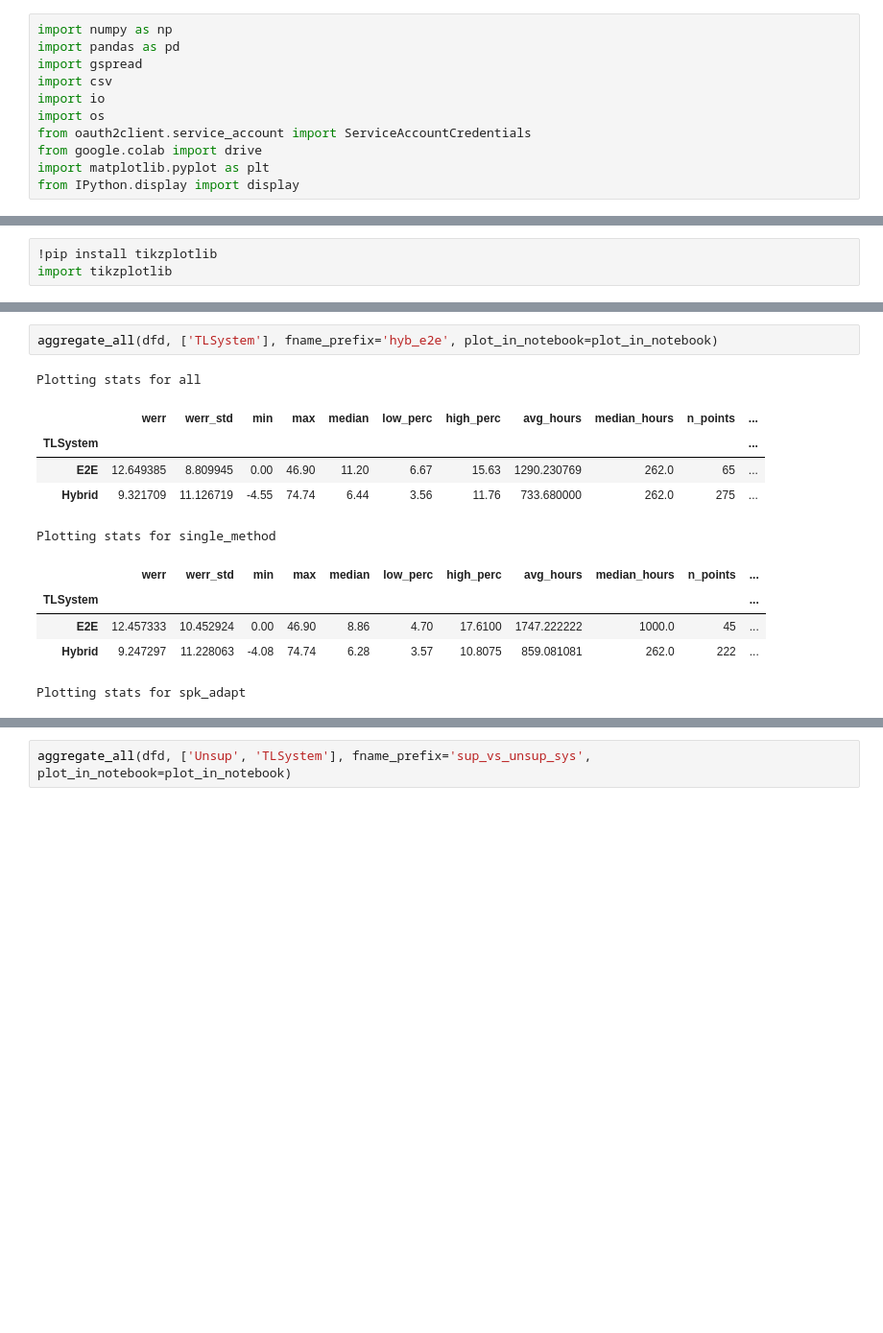
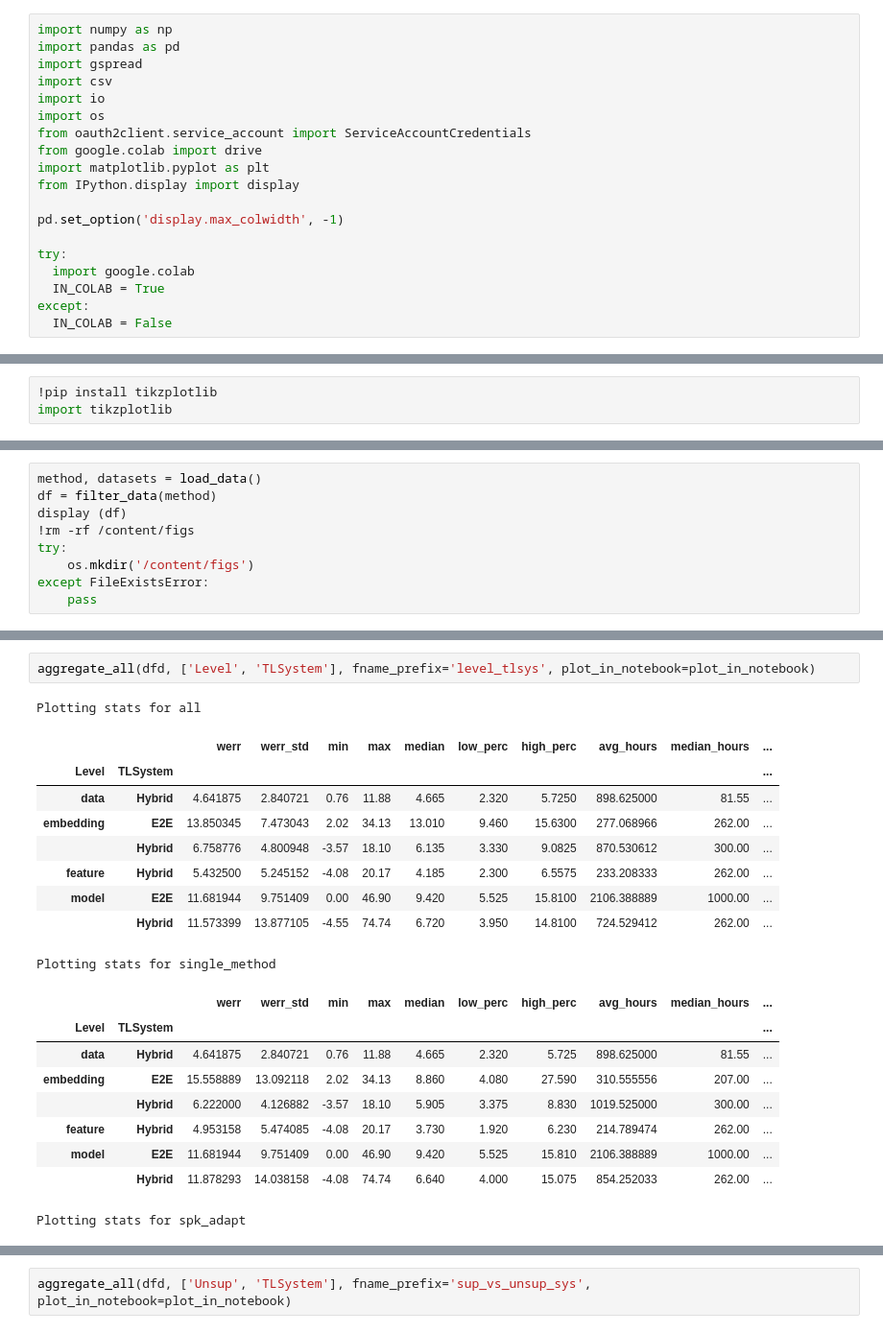
Before and after one commit to pswietojanski/ojsp_adaptation_review_2020, a Jupyter notebook: analysis.ipynb, the cells around one changed output, grey strips where cells are left out. Shown at 96% size. Saved outputs shown, nothing was run; the diff lists cells and outputs as text; blank space fills up the shorter version.

```diff
--- a/analysis.ipynb
+++ b/analysis.ipynb
@@ -11,3 +32,11 @@ from oauth2client.service_account import ServiceAccountCredentials
 from google.colab import drive
 import matplotlib.pyplot as plt
 from IPython.display import display
+
+pd.set_option('display.max_colwidth', -1)
+
+try:
+  import google.colab
+  IN_COLAB = True
+except:
+  IN_COLAB = False
@@ -391,0 +285,9 @@ Plotting stats for comp_with_ref RefWERR (complimentary)
+# %%
+method, datasets = load_data()
+df = filter_data(method)
+display (df)
+!rm -rf /content/figs
+try:
+    os.mkdir('/content/figs')
+except FileExistsError:
+    pass
@@ -847,14 +1436,22 @@ Plotting stats for comp_with_ref RefWERR (complimentary)
 # %%
-aggregate_all(dfd, ['TLSystem'], fname_prefix='hyb_e2e', plot_in_notebook=plot_in_notebook)
+aggregate_all(dfd, ['Level', 'TLSystem'], fname_prefix='level_tlsys', plot_in_notebook=plot_in_notebook)
 # %% [output]
 Plotting stats for all
-|  | werr | werr_std | min | max | median | low_perc | high_perc | avg_hours | median_hours | n_points | ... |
-| TLSystem |  |  |  |  |  |  |  |  |  |  | ... |
-| E2E | 12.649385 | 8.809945 | 0.00 | 46.90 | 11.20 | 6.67 | 15.63 | 1290.230769 | 262.0 | 65 | ... |
-| Hybrid | 9.321709 | 11.126719 | -4.55 | 74.74 | 6.44 | 3.56 | 11.76 | 733.680000 | 262.0 | 275 | ... |
+|  |  | werr | werr_std | min | max | median | low_perc | high_perc | avg_hours | median_hours | ... |
+| Level | TLSystem |  |  |  |  |  |  |  |  |  | ... |
+| data | Hybrid | 4.641875 | 2.840721 | 0.76 | 11.88 | 4.665 | 2.320 | 5.7250 | 898.625000 | 81.55 | ... |
+| embedding | E2E | 13.850345 | 7.473043 | 2.02 | 34.13 | 13.010 | 9.460 | 15.6300 | 277.068966 | 262.00 | ... |
+|  | Hybrid | 6.758776 | 4.800948 | -3.57 | 18.10 | 6.135 | 3.330 | 9.0825 | 870.530612 | 300.00 | ... |
+| feature | Hybrid | 5.432500 | 5.245152 | -4.08 | 20.17 | 4.185 | 2.300 | 6.5575 | 233.208333 | 262.00 | ... |
+| model | E2E | 11.681944 | 9.751409 | 0.00 | 46.90 | 9.420 | 5.525 | 15.8100 | 2106.388889 | 1000.00 | ... |
+|  | Hybrid | 11.573399 | 13.877105 | -4.55 | 74.74 | 6.720 | 3.950 | 14.8100 | 724.529412 | 262.00 | ... |
 Plotting stats for single_method
-|  | werr | werr_std | min | max | median | low_perc | high_perc | avg_hours | median_hours | n_points | ... |
-| TLSystem |  |  |  |  |  |  |  |  |  |  | ... |
-| E2E | 12.457333 | 10.452924 | 0.00 | 46.90 | 8.86 | 4.70 | 17.6100 | 1747.222222 | 1000.0 | 45 | ... |
-| Hybrid | 9.247297 | 11.228063 | -4.08 | 74.74 | 6.28 | 3.57 | 10.8075 | 859.081081 | 262.0 | 222 | ... |
+|  |  | werr | werr_std | min | max | median | low_perc | high_perc | avg_hours | median_hours | ... |
+| Level | TLSystem |  |  |  |  |  |  |  |  |  | ... |
+| data | Hybrid | 4.641875 | 2.840721 | 0.76 | 11.88 | 4.665 | 2.320 | 5.725 | 898.625000 | 81.55 | ... |
+| embedding | E2E | 15.558889 | 13.092118 | 2.02 | 34.13 | 8.860 | 4.080 | 27.590 | 310.555556 | 207.00 | ... |
+|  | Hybrid | 6.222000 | 4.126882 | -3.57 | 18.10 | 5.905 | 3.375 | 8.830 | 1019.525000 | 300.00 | ... |
+| feature | Hybrid | 4.953158 | 5.474085 | -4.08 | 20.17 | 3.730 | 1.920 | 6.230 | 214.789474 | 262.00 | ... |
+| model | E2E | 11.681944 | 9.751409 | 0.00 | 46.90 | 9.420 | 5.525 | 15.810 | 2106.388889 | 1000.00 | ... |
+|  | Hybrid | 11.878293 | 14.038158 | -4.08 | 74.74 | 6.640 | 4.000 | 15.075 | 854.252033 | 262.00 | ... |
 Plotting stats for spk_adapt
```
Also changed, not shown: parts of 164 cells of this notebook.
